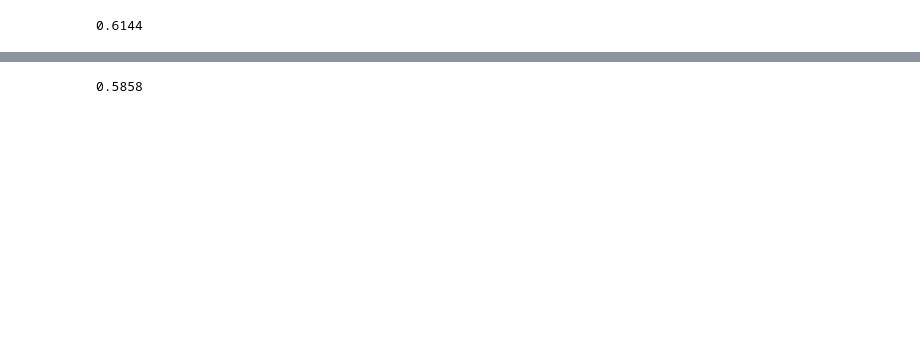
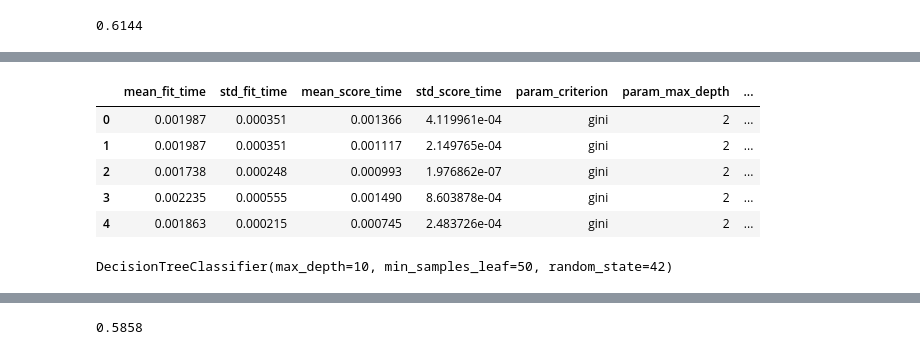
Before and after one commit to wend1k3/Wussap, a Jupyter notebook: tree.ipynb, the cells around one changed output, grey strips where cells are left out. Cells and saved outputs as stored; diff of their text form; code cells hidden in the pictures; blank space fills up the shorter version.

```diff
--- a/tree.ipynb
+++ b/tree.ipynb
@@ -43,6 +45,6 @@ feature_names = list(D.columns)
 x_train = np.asarray(D)
 churn = np.where(train.Customer_Churn>0,"Yes","No")
 # %%
-clf = DTC(criterion='gini',random_state=0)
+clf = DTC(criterion='entropy',random_state=0,min_samples_split=20)
 clf.fit(x_train,churn)
 # %% [output]
@@ -57,3 +60,14 @@ test_churn = np.where(test.Customer_Churn>0,"Yes","No")
 accuracy_score(test_churn,clf.predict(x_test))
 # %% [output]
 0.6144
+# %%
+dt = DTC(random_state=42)
+params = {
+    'max_depth': [2, 3, 5, 10, 20],
+    'min_samples_leaf': [5, 10, 20, 50, 100],
+    'criterion': ["gini", "entropy"]
+}
+grid_search = GridSearchCV(estimator=dt,
+                           param_grid=params,
+                           cv=4, n_jobs=-1, verbose=1, scoring = "accuracy")
+grid_search.fit(x_train, churn)
@@ -59,0 +81,14 @@ accuracy_score(test_churn,clf.predict(x_test))
+# %%
+score_df = pd.DataFrame(grid_search.cv_results_)
+score_df.head()
+# %% [output]
+|  | mean_fit_time | std_fit_time | mean_score_time | std_score_time | param_criterion | param_max_depth | ... |
+| 0 | 0.001987 | 0.000351 | 0.001366 | 4.119961e-04 | gini | 2 | ... |
+| 1 | 0.001987 | 0.000351 | 0.001117 | 2.149765e-04 | gini | 2 | ... |
+| 2 | 0.001738 | 0.000248 | 0.000993 | 1.976862e-07 | gini | 2 | ... |
+| 3 | 0.002235 | 0.000555 | 0.001490 | 8.603878e-04 | gini | 2 | ... |
+| 4 | 0.001863 | 0.000215 | 0.000745 | 2.483726e-04 | gini | 2 | ... |
+# %%
+grid_search.best_estimator_
+# %% [output]
+DecisionTreeClassifier(max_depth=10, min_samples_leaf=50, random_state=42)
```
Also changed, not shown: parts of 4 cells of this notebook, 7 other files.
